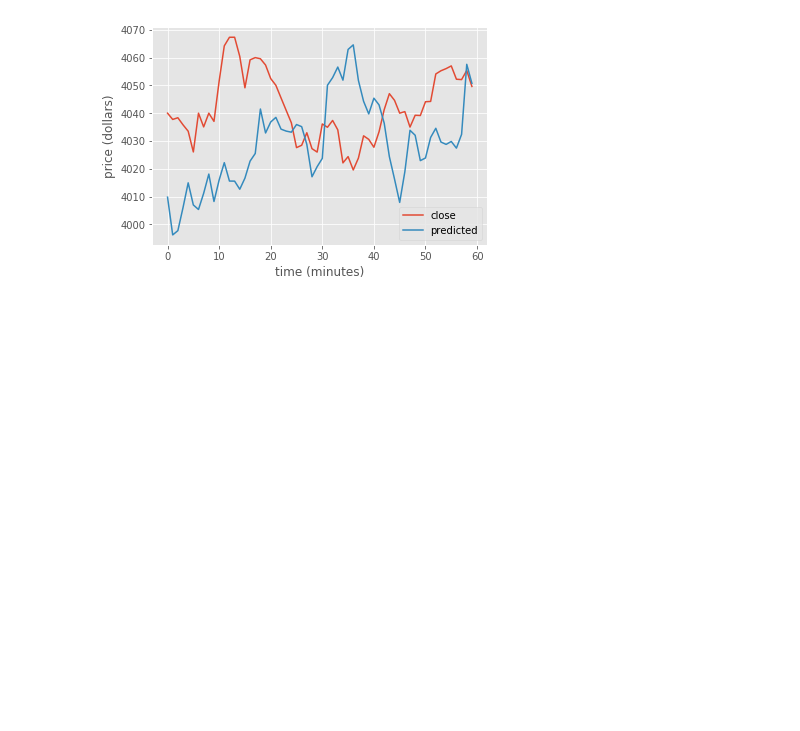
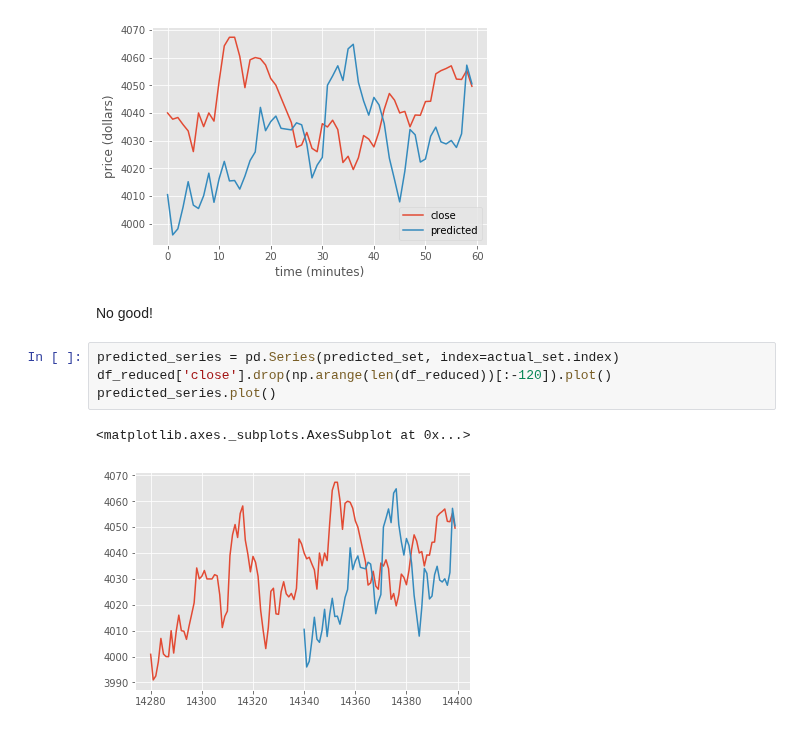
Before and after one commit to jonathancai11/btc-analysis, a Jupyter notebook: btc-prediction.ipynb, the cells around one changed output. Cells and saved outputs as stored; diff of their text form; blank space fills up the shorter version.

```diff
--- a/btc-prediction.ipynb
+++ b/btc-prediction.ipynb
@@ -191,3 +191,12 @@ display(a)
 # %% [output]
 <matplotlib.axes._subplots.AxesSubplot at 0x...>
 [figure]
+# %% [markdown]
+No good!
+# %%
+predicted_series = pd.Series(predicted_set, index=actual_set.index)
+df_reduced['close'].drop(np.arange(len(df_reduced))[:-120]).plot()
+predicted_series.plot()
+# %% [output]
+<matplotlib.axes._subplots.AxesSubplot at 0x...>
+[figure, added]
```
Also changed, not shown: parts of 4 cells of this notebook.
